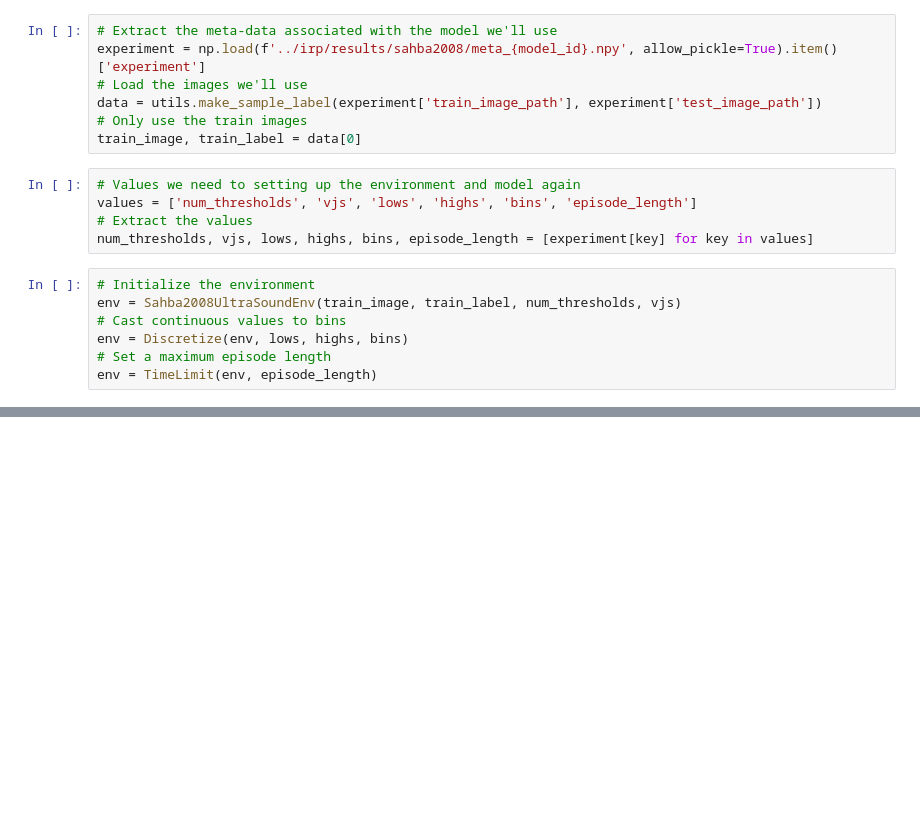
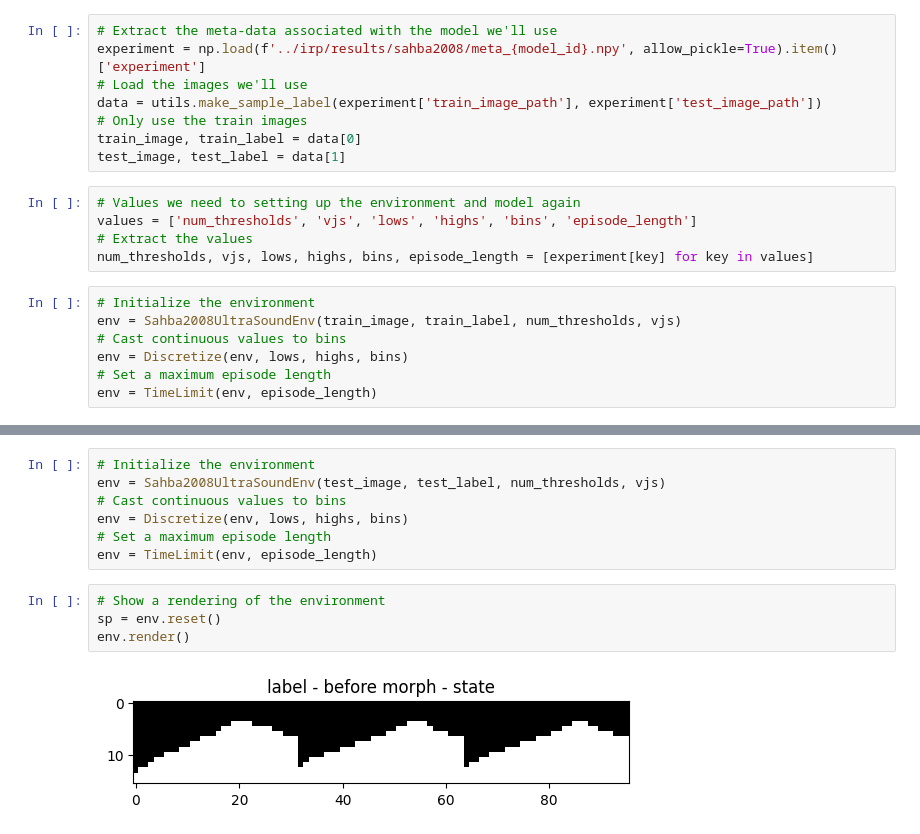
Before and after one commit to jtbuter/leiden-university-irp, a Jupyter notebook: notebooks/Visualize behavior.ipynb, the cells around one changed output, grey strips where cells are left out. Saved outputs shown, nothing was run; the diff lists cells and outputs as text; blank space fills up the shorter version.

```diff
--- a/notebooks/Visualize behavior.ipynb
+++ b/notebooks/Visualize behavior.ipynb
@@ -16,6 +24,7 @@ experiment = np.load(f'../irp/results/sahba2008/meta_{model_id}.npy', allow_pick
 data = utils.make_sample_label(experiment['train_image_path'], experiment['test_image_path'])
 # Only use the train images
 train_image, train_label = data[0]
+test_image, test_label = data[1]
 # %%
 # Values we need to setting up the environment and model again
 values = ['num_thresholds', 'vjs', 'lows', 'highs', 'bins', 'episode_length']
@@ -48,0 +93,13 @@ s = s1
+# %%
+# Initialize the environment
+env = Sahba2008UltraSoundEnv(test_image, test_label, num_thresholds, vjs)
+# Cast continuous values to bins
+env = Discretize(env, lows, highs, bins)
+# Set a maximum episode length
+env = TimeLimit(env, episode_length)
+# %%
+# Show a rendering of the environment
+sp = env.reset()
+env.render()
+# %% [output]
+[figure, added]
```
Also changed, not shown: parts of 21 cells of this notebook, 4 other files.
